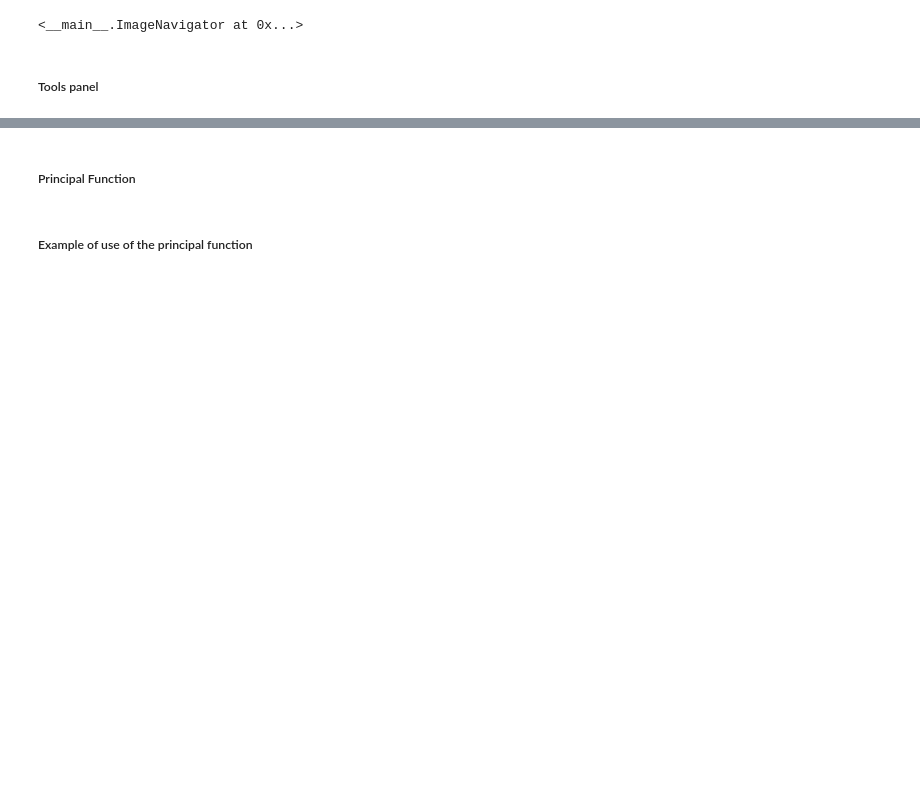
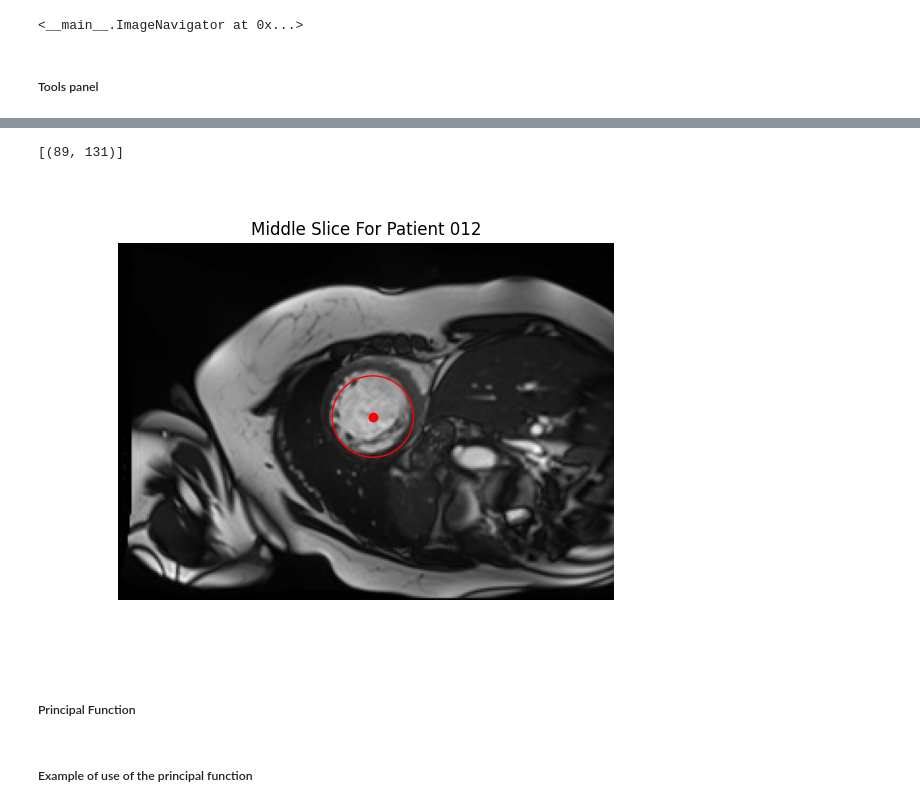
Before and after one commit to titiuo/Segmentation-IRM, a Jupyter notebook: main.ipynb, the cells around one changed output, grey strips where cells are left out. Drawn from its saved outputs; the diff is of its cells as text; code cells hidden in the pictures; blank space fills up the shorter version.

```diff
--- a/main.ipynb
+++ b/main.ipynb
@@ -361,3 +544,27 @@ def barycentre(irm, t, z, region):
+# %%
+irm=Irm("012")
+values = new_hough(irm)
+x = np.median([val[0] for val in values])
+y = np.median([val[1] for val in values])
+initial_seed_point = [(int(x),int(y))]
+print(initial_seed_point)
+plt.figure(1)
+fig, ax = plt.subplots()
+ax.imshow(irm.data[0,:,:,irm.middle_slice], cmap='gray')
+
+# Plot the seed point in red
+ax.plot(initial_seed_point[0][1], initial_seed_point[0][0], 'ro')
+
+# Plot the circle in red
+circle = plt.Circle((initial_seed_point[0][1], initial_seed_point[0][0]), 21, color='r', fill=False)
+ax.add_patch(circle)
+
+plt.title('Middle Slice For Patient 012')
+plt.axis('off')
+plt.show()
+# %% [output]
+[(89, 131)]
+[figure, added]
 # %% [markdown]
 ##### Principal Function
 # %%
```
Also changed, not shown: parts of 6 cells of this notebook.
